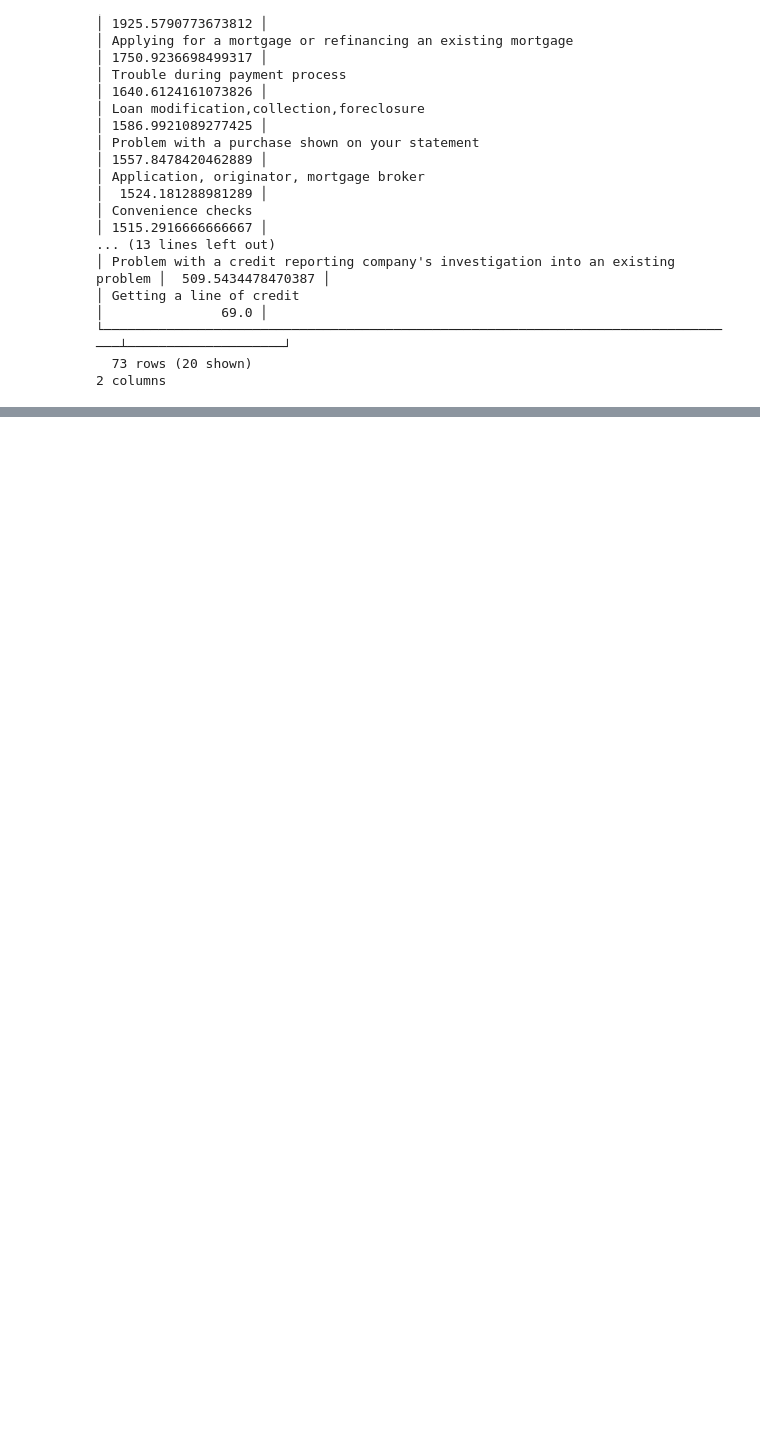
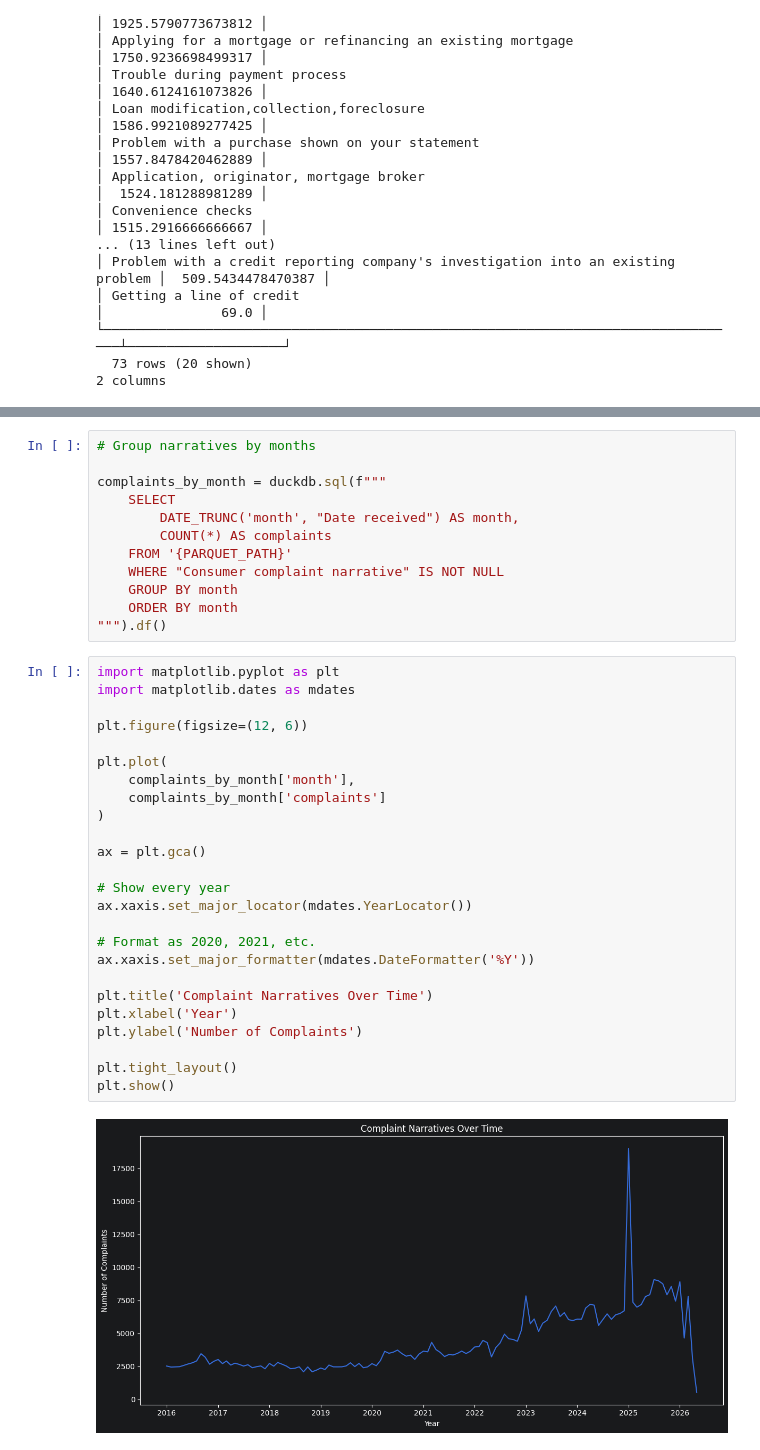
Before and after one commit to n-tamm/cfpb_mortgage_complaints, a Jupyter notebook: notebooks/consumer_complaints_eda_v3.ipynb, the cells around one changed output, grey strips where cells are left out. Saved outputs shown, nothing was run; the diff lists cells and outputs as text; blank space fills up the shorter version.

```diff
--- a/notebooks/consumer_complaints_eda_v3.ipynb
+++ b/notebooks/consumer_complaints_eda_v3.ipynb
@@ -334,0 +796,39 @@ duckdb.sql(f"""
+# %%
+# Group narratives by months
+
+complaints_by_month = duckdb.sql(f"""
+    SELECT
+        DATE_TRUNC('month', "Date received") AS month,
+        COUNT(*) AS complaints
+    FROM '{PARQUET_PATH}'
+    WHERE "Consumer complaint narrative" IS NOT NULL
+    GROUP BY month
+    ORDER BY month
+""").df()
+# %%
+import matplotlib.pyplot as plt
+import matplotlib.dates as mdates
+
+plt.figure(figsize=(12, 6))
+
+plt.plot(
+    complaints_by_month['month'],
+    complaints_by_month['complaints']
+)
+
+ax = plt.gca()
+
+# Show every year
+ax.xaxis.set_major_locator(mdates.YearLocator())
+
+# Format as 2020, 2021, etc.
+ax.xaxis.set_major_formatter(mdates.DateFormatter('%Y'))
+
+plt.title('Complaint Narratives Over Time')
+plt.xlabel('Year')
+plt.ylabel('Number of Complaints')
+
+plt.tight_layout()
+plt.show()
+# %% [output]
+[figure, added]
```
Also changed, not shown: parts of 29 cells of this notebook.
